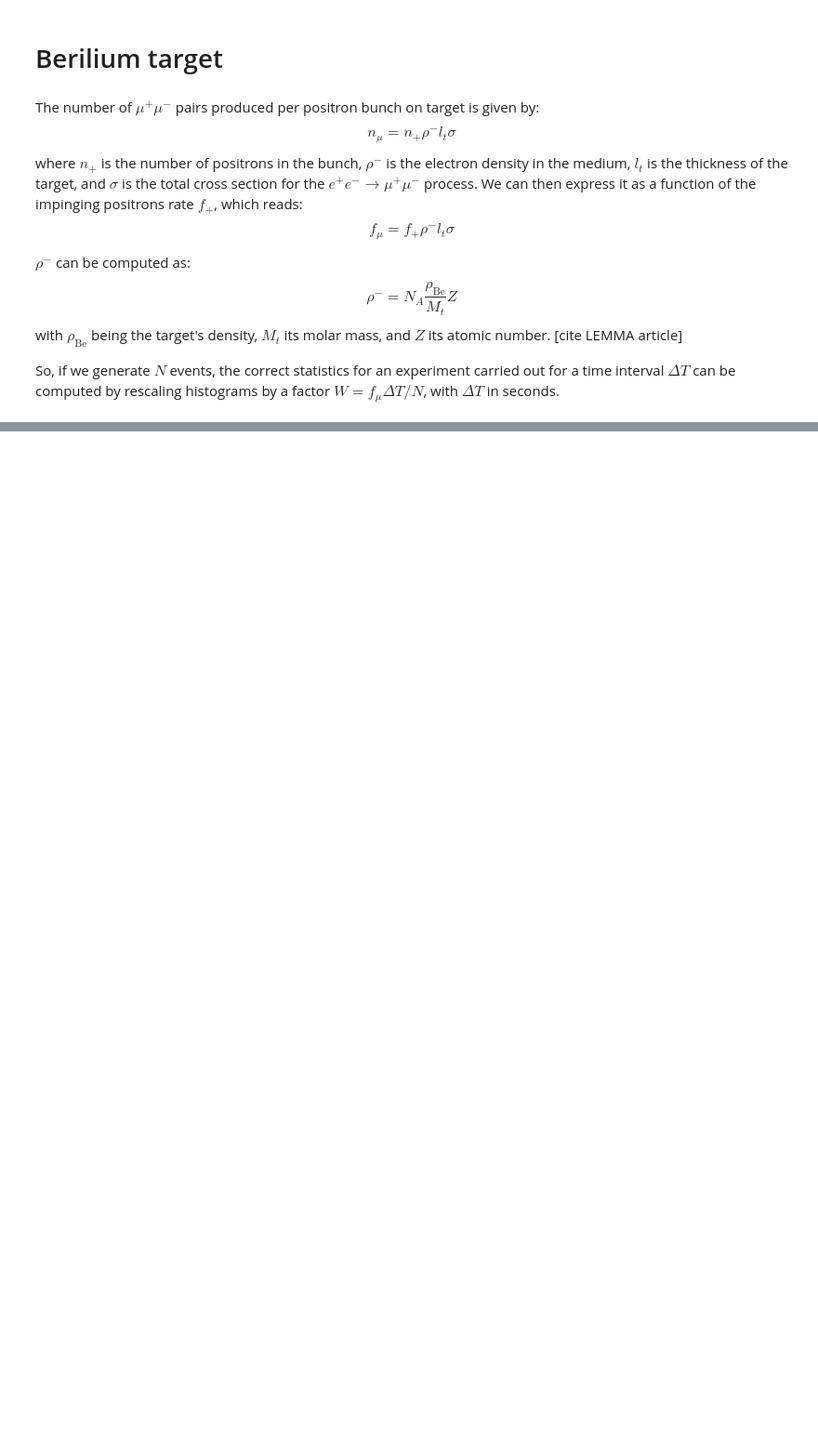
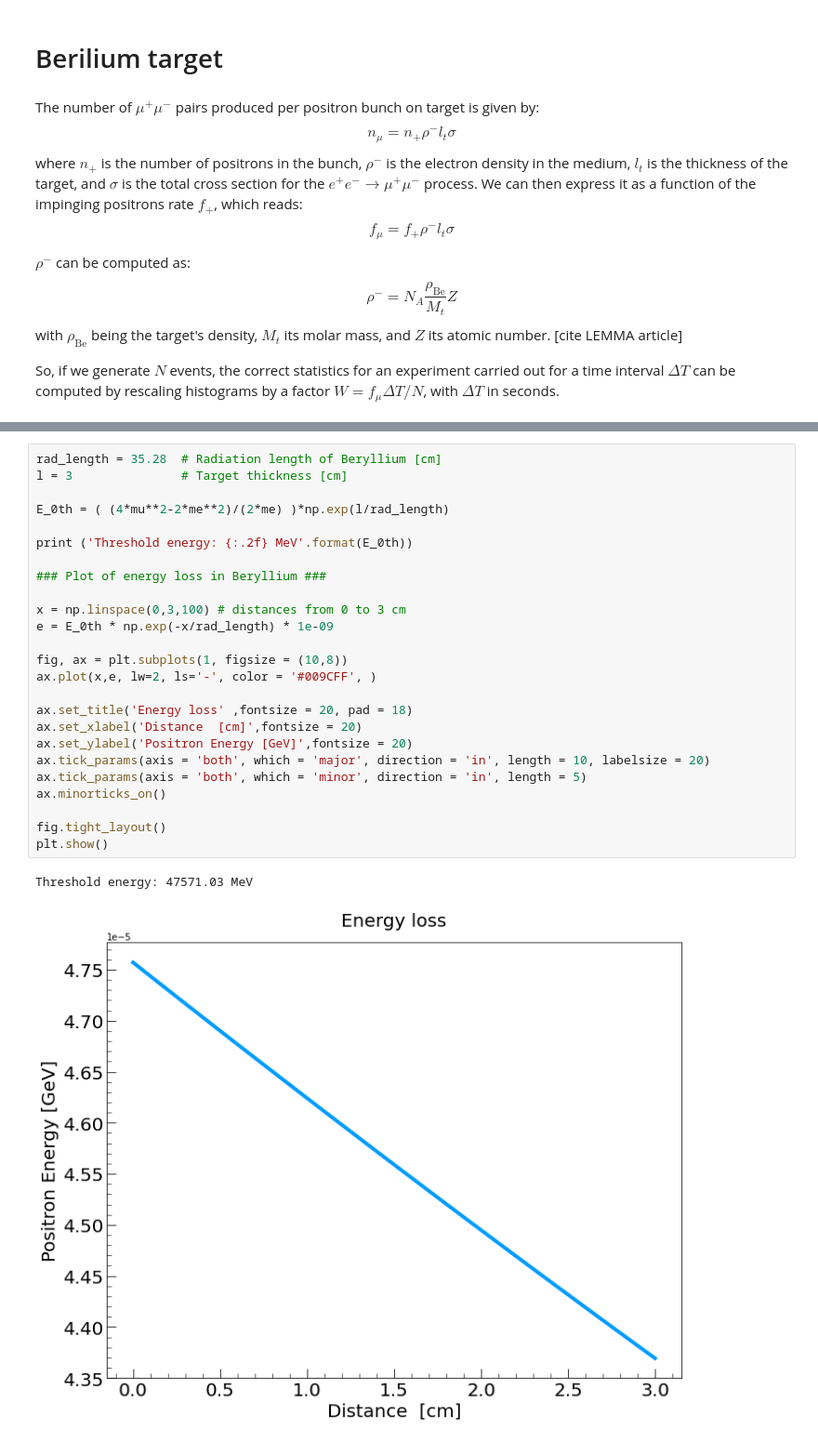
Before and after one commit to vanessacerrone/LEMMA_project, a Jupyter notebook: project.ipynb, the cells around one changed output, grey strips where cells are left out. Shown at 93% size. Drawn from its saved outputs; the diff is of its cells as text; blank space fills up the shorter version.

```diff
--- a/project.ipynb
+++ b/project.ipynb
@@ -403,0 +473,28 @@ Muon pairs produced in a week:  6.75903337544068e-18
+# %%
+rad_length = 35.28  # Radiation length of Beryllium [cm]
+l = 3               # Target thickness [cm]
+
+E_0th = ( (4*mu**2-2*me**2)/(2*me) )*np.exp(l/rad_length)
+
+print ('Threshold energy: {:.2f} MeV'.format(E_0th))
+
+### Plot of energy loss in Beryllium ###
+
+x = np.linspace(0,3,100) # distances from 0 to 3 cm
+e = E_0th * np.exp(-x/rad_length) * 1e-09
+
+fig, ax = plt.subplots(1, figsize = (10,8))
+ax.plot(x,e, lw=2, ls='-', color = '#009CFF', )
+
+ax.set_title('Energy loss' ,fontsize = 20, pad = 18)
+ax.set_xlabel('Distance  [cm]',fontsize = 20)
+ax.set_ylabel('Positron Energy [GeV]',fontsize = 20)
+ax.tick_params(axis = 'both', which = 'major', direction = 'in', length = 10, labelsize = 20)
+ax.tick_params(axis = 'both', which = 'minor', direction = 'in', length = 5)
+ax.minorticks_on()
+
+fig.tight_layout()
+plt.show()
+# %% [output]
+Threshold energy: 47571.03 MeV
+[figure, added]
```
Also changed, not shown: parts of 9 cells of this notebook, 2 other files.
